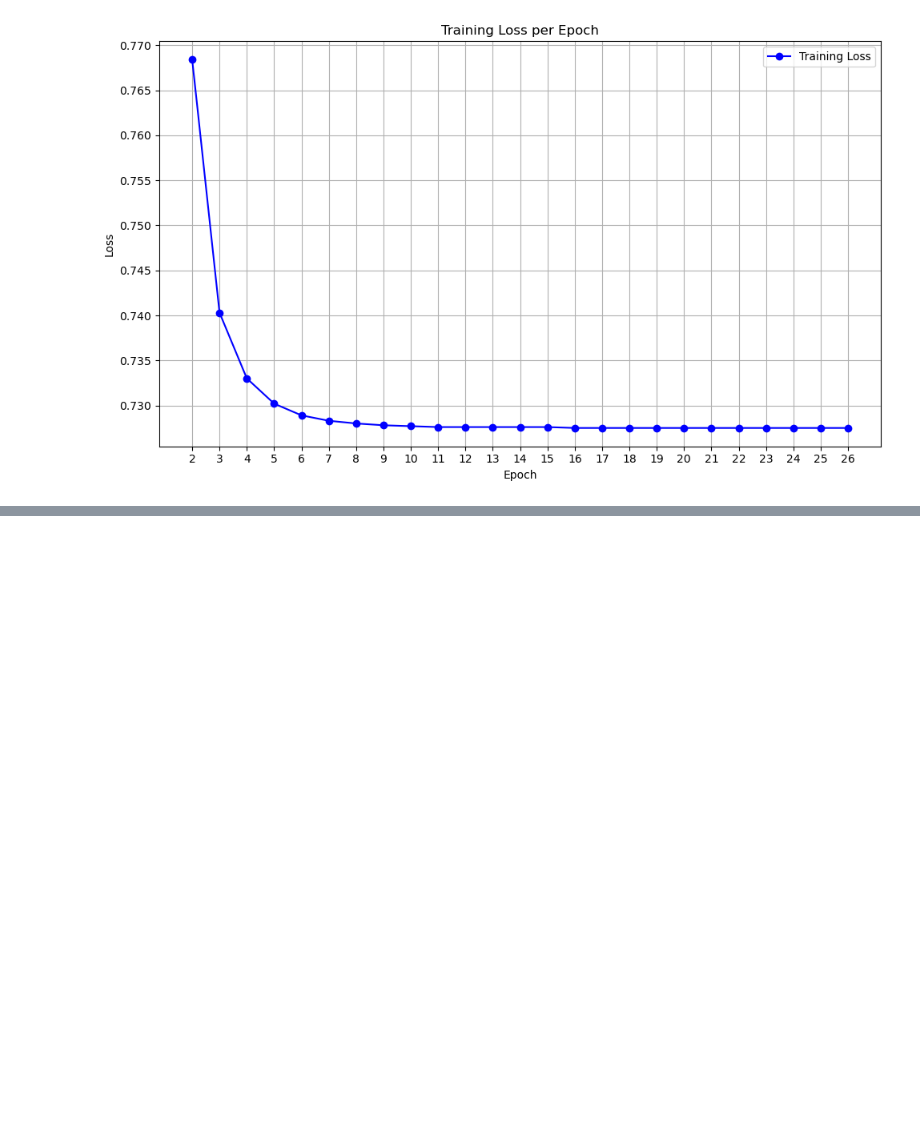
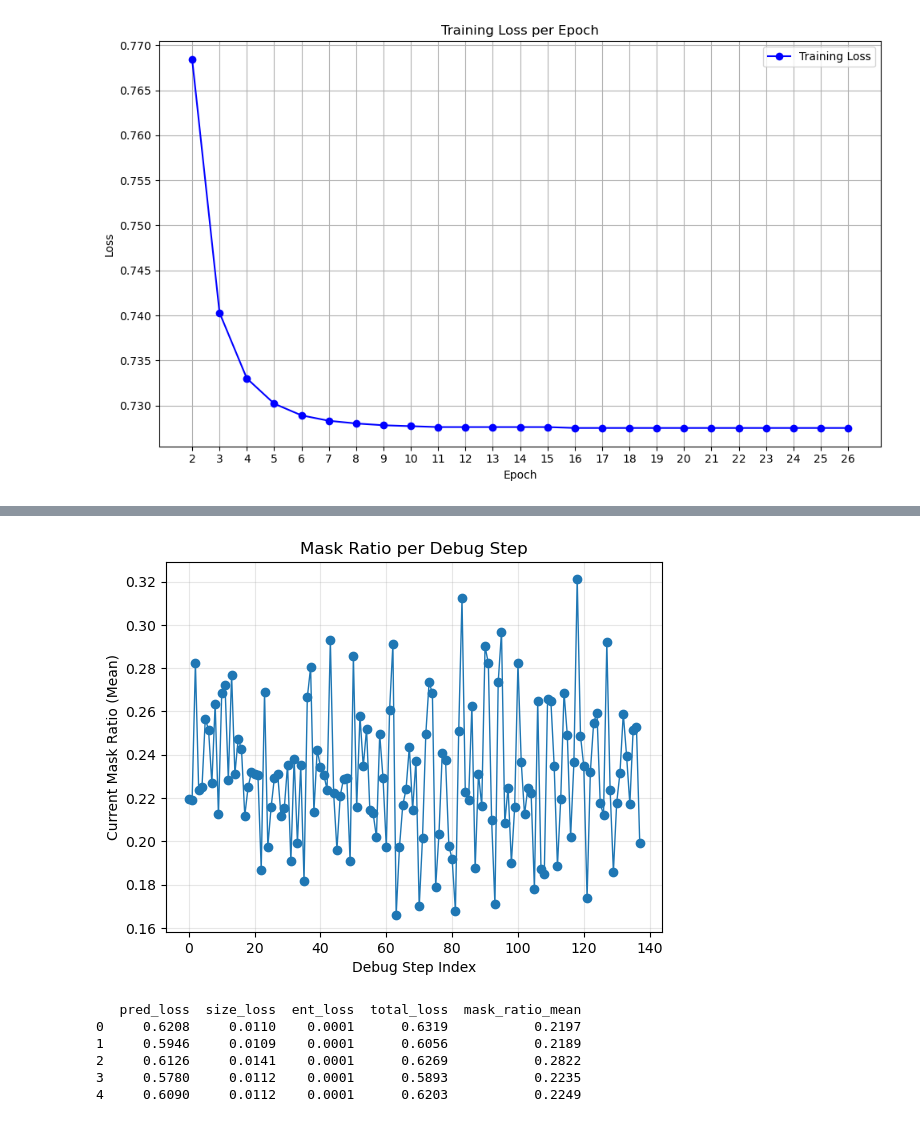
Before and after one commit to loveiscomplicated/GNN_phase_2, a Jupyter notebook: analyze/gingru_performance_eval.ipynb, the cells around one changed output, grey strips where cells are left out. Saved outputs shown, nothing was run; the diff lists cells and outputs as text; code cells hidden in the pictures; blank space fills up the shorter version.

```diff
--- a/analyze/gingru_performance_eval.ipynb
+++ b/analyze/gingru_performance_eval.ipynb
@@ -402,0 +2152,61 @@ model = GinGru(
+# %%
+def split_debug_blocks(log_text: str):
+    blocks = log_text.split('--- Debug Step ---')
+    return blocks[1:]  # 첫 블록은 header라 버림
+
+def parse_debug_steps_blockwise(log_text: str) -> pd.DataFrame:
+    blocks = split_debug_blocks(log_text)
+    rows = []
+
+    for b in blocks:
+        try:
+            pred = re.search(r"Pred_Loss:\s*([0-9.]+)", b)
+            size = re.search(r"Size_Loss:\s*([0-9.]+)", b)
+            ent  = re.search(r"Ent_Loss:\s*([0-9.]+)", b)
+            tot  = re.search(r"Total_Loss:\s*([0-9.]+)", b)
+            mask = re.search(r"Current Mask Ratio \(Mean\):\s*([0-9.]+)", b)
+
+            if all([pred, size, ent, tot, mask]):
+                rows.append({
+                    "pred_loss": float(pred.group(1)),
+                    "size_loss": float(size.group(1)),
+                    "ent_loss": float(ent.group(1)),
+                    "total_loss": float(tot.group(1)),
+                    "mask_ratio_mean": float(mask.group(1)),
+                })
+        except Exception:
+            pass
+
+    return pd.DataFrame(rows)
+
+
+def plot_mask_ratio_from_log(log_text: str):
+    df = parse_debug_steps_blockwise(log_text)
+
+    if df.empty:
+        print("❌ Debug blocks parsed = 0 (check log format)")
+        return None
+
+    plt.figure()
+    plt.plot(df.index, df["mask_ratio_mean"], marker="o", linewidth=1)
+    plt.xlabel("Debug Step Index")
+    plt.ylabel("Current Mask Ratio (Mean)")
+    plt.title("Mask Ratio per Debug Step")
+    plt.grid(True, alpha=0.3)
+    plt.show()
+
+    return df
+
+
+df_debug = plot_mask_ratio_from_log(LOG_STRING)
+
+if df_debug is not None:
+    print(df_debug.head())
+# %% [output]
+[figure, added]
+   pred_loss  size_loss  ent_loss  total_loss  mask_ratio_mean
+0     0.6208     0.0110    0.0001      0.6319           0.2197
+1     0.5946     0.0109    0.0001      0.6056           0.2189
+2     0.6126     0.0141    0.0001      0.6269           0.2822
+3     0.5780     0.0112    0.0001      0.5893           0.2235
+4     0.6090     0.0112    0.0001      0.6203           0.2249
```
Also changed, not shown: parts of 10 cells of this notebook, 13 other files.
